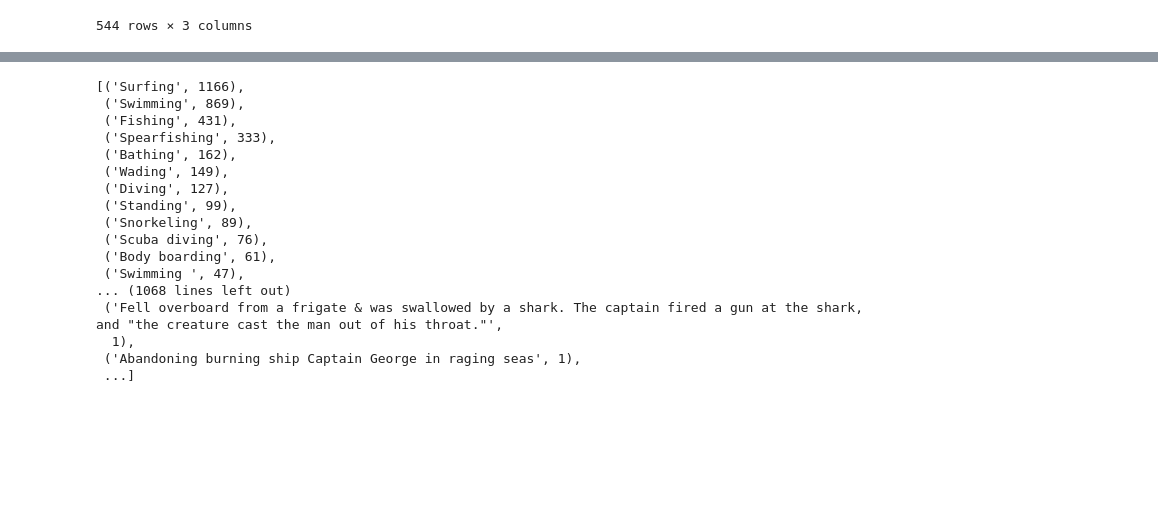
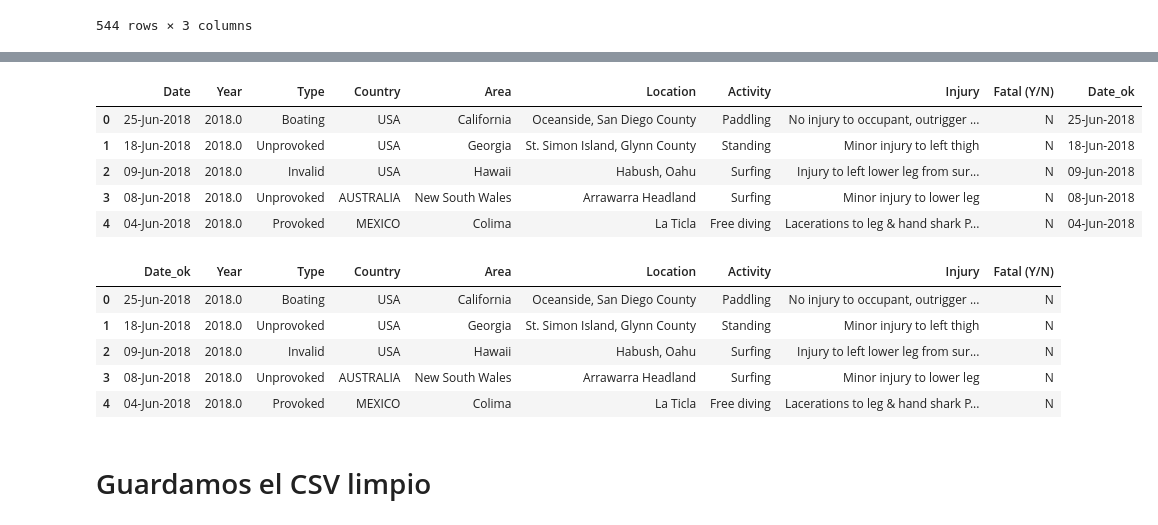
Before and after one commit to mescamez/data-cleaning-pandas, a Jupyter notebook: Cleaning.ipynb, the cells around one changed output, grey strips where cells are left out. Saved outputs shown, nothing was run; the diff lists cells and outputs as text; code cells hidden in the pictures; blank space fills up the shorter version.

Commit message:
Cleaning

```diff
--- a/Cleaning.ipynb
+++ b/Cleaning.ipynb
@@ -163 +178,4 @@ df_clean = df_clean[colnames]
+# %%
+#Creamos un nueva columna llamada "Date_ok"
+df_clean["Date_ok"] = df_clean["Date"].apply(datecolumn)
 # %%
@@ -265,5 +263,3 @@ df_clean[df_clean.Activity.isnull()][["Year","Country","Type"]]
 | 6292 | 0.0 | USA | Unprovoked |
 | 6300 | 0.0 | PANAMA | Unprovoked |
 544 rows × 3 columns
-# %%
-df_clean = df[~df["Activity"].isnull()]
@@ -281,0 +266,3 @@ See the caveats in the documentation: https://pandas.pydata.org/pandas-docs/stab
+# %%
+#Definimos los valores nulos como "NoActivity"
+df_clean["Activity"] = df_clean.Activity.fillna("NoActivity")
@@ -282,3 +276,12 @@ See the caveats in the documentation: https://pandas.pydata.org/pandas-docs/stab
+# %%
+#Aquellas que comienzan con la palabra Surf "S" mayúscula
+df_clean.loc[df_clean["Activity"].str.startswith("Surf"),"Activity"] = "Surfing"
+#quellas que comienzan con la palabra Surf "s" minúscula
+df_clean.loc[df_clean["Activity"].str.startswith("surf"),"Activity"] = "Surfing"
+#Aquellas que acaban con la palabra Surfing "S" mayúscula
+df_clean.loc[df_clean["Activity"].str.endswith("surfing"),"Activity"] = "Surfing"
+#Aquellas que acaban con la palabra Surfing "s" minúscula
+df_clean.loc[df_clean["Activity"].str.endswith("Surfing"),"Activity"] = "Surfing"
 # %%
 list(df_clean["Activity"].value_counts().items())
 # %% [output]
@@ -305,20 +305,9 @@ df_clean.loc[df_clean["Activity"].str.endswith("Surfing"),"Activity"] = "Surfing
-# %%
-list(df_clean["Activity"].value_counts().items())
-# %% [output]
-[('Surfing', 1166),
- ('Swimming', 869),
- ('Fishing', 431),
- ('Spearfishing', 333),
- ('Bathing', 162),
- ('Wading', 149),
- ('Diving', 127),
- ('Standing', 99),
- ('Snorkeling', 89),
- ('Scuba diving', 76),
- ('Body boarding', 61),
- ('Swimming ', 47),
-... (1068 lines left out)
- ('Fell overboard from a frigate & was swallowed by a shark. The captain fired a gun at the shark, and "the creature cast the man out of his throat."',
-  1),
- ('Abandoning burning ship Captain George in raging seas', 1),
- ...]
+# %%
+df_clean.head()
+# %% [output]
+|  | Date | Year | Type | Country | Area | Location | Activity | Injury | Fatal (Y/N) | Date_ok |
+| 0 | 25-Jun-2018 | 2018.0 | Boating | USA | California | Oceanside, San Diego County | Paddling | No injury to occupant, outrigger ... | N | 25-Jun-2018 |
+| 1 | 18-Jun-2018 | 2018.0 | Unprovoked | USA | Georgia | St. Simon Island, Glynn County | Standing | Minor injury to left thigh | N | 18-Jun-2018 |
+| 2 | 09-Jun-2018 | 2018.0 | Invalid | USA | Hawaii | Habush, Oahu | Surfing | Injury to left lower leg from sur... | N | 09-Jun-2018 |
+| 3 | 08-Jun-2018 | 2018.0 | Unprovoked | AUSTRALIA | New South Wales | Arrawarra Headland | Surfing | Minor injury to lower leg | N | 08-Jun-2018 |
+| 4 | 04-Jun-2018 | 2018.0 | Provoked | MEXICO | Colima | La Ticla | Free diving | Lacerations to leg & hand shark P... | N | 04-Jun-2018 |
@@ -324,0 +321,11 @@ list(df_clean["Activity"].value_counts().items())
+# %%
+df_clean.head()
+# %% [output]
+|  | Date_ok | Year | Type | Country | Area | Location | Activity | Injury | Fatal (Y/N) |
+| 0 | 25-Jun-2018 | 2018.0 | Boating | USA | California | Oceanside, San Diego County | Paddling | No injury to occupant, outrigger ... | N |
+| 1 | 18-Jun-2018 | 2018.0 | Unprovoked | USA | Georgia | St. Simon Island, Glynn County | Standing | Minor injury to left thigh | N |
+| 2 | 09-Jun-2018 | 2018.0 | Invalid | USA | Hawaii | Habush, Oahu | Surfing | Injury to left lower leg from sur... | N |
+| 3 | 08-Jun-2018 | 2018.0 | Unprovoked | AUSTRALIA | New South Wales | Arrawarra Headland | Surfing | Minor injury to lower leg | N |
+| 4 | 04-Jun-2018 | 2018.0 | Provoked | MEXICO | Colima | La Ticla | Free diving | Lacerations to leg & hand shark P... | N |
+# %% [markdown]
+# Guardamos el CSV limpio
```
Also changed, not shown: parts of 17 cells of this notebook, 1 other file.
